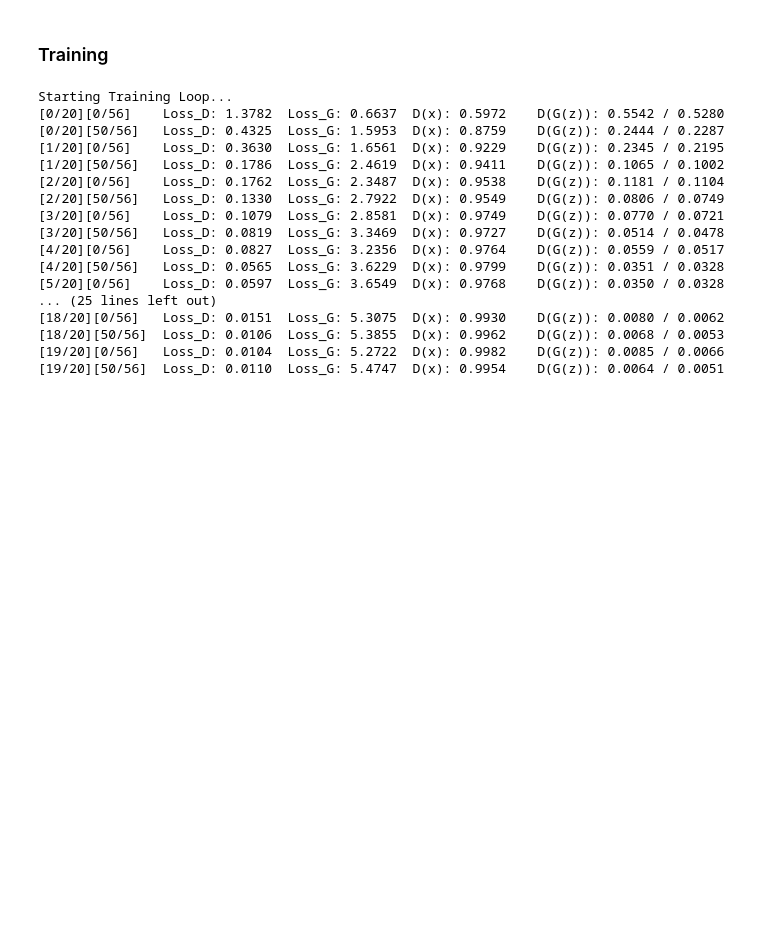
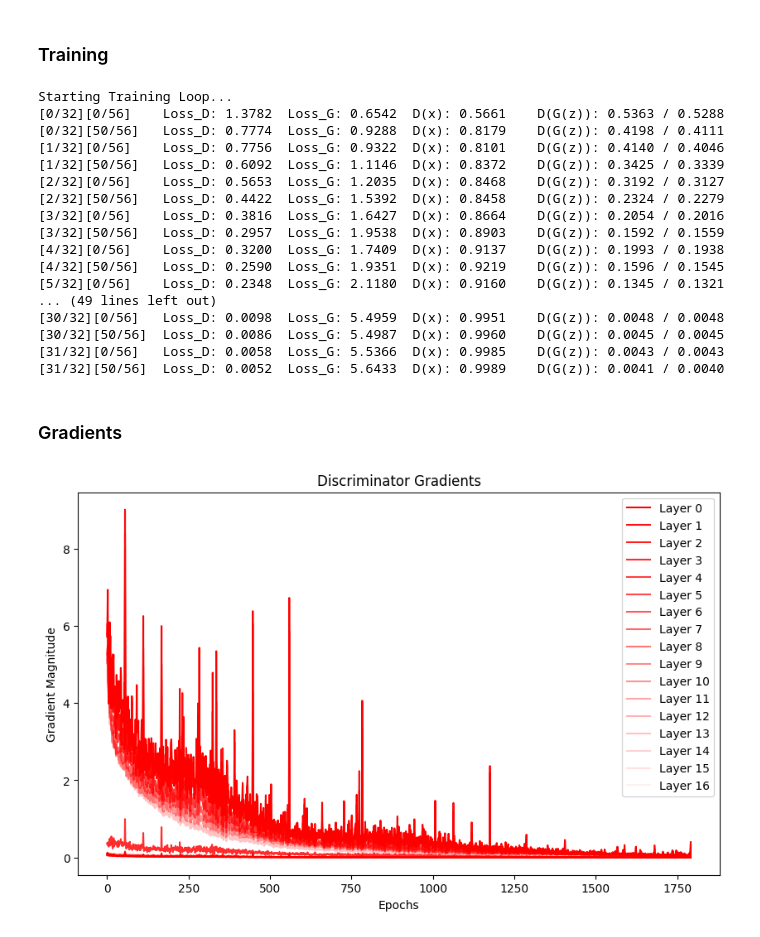
Before and after one commit to the-tarin/gw-generative-models, a Jupyter notebook: generated-data/gw-gans.ipynb, the cells around one changed output. Saved outputs shown, nothing was run; the diff lists cells and outputs as text; code cells hidden in the pictures; blank space fills up the shorter version.

```diff
--- a/generated-data/gw-gans.ipynb
+++ b/generated-data/gw-gans.ipynb
@@ -302,6 +303,9 @@ optimizerG = optim.Adam(netG.parameters(), lr=lr, betas=(beta1, 0.999))
 signal_list = []
 G_losses = []
 D_losses = []
+gradient_magnitudes = []  # Add this list to store gradient magnitudes
+D_gradients = []
+G_gradients = []
 iters = 0
 
 print("Starting Training Loop...")
@@ -349,6 +353,8 @@ for epoch in range(num_epochs):
         errD = errD_real + errD_fake
         # Update D
         optimizerD.step()
+        # Calculate gradients of discriminator parameters
+        D_gradients.append([param.grad.norm().item() for param in netD.parameters()])
 
         ############################
         # (2) Update G network: maximize log(D(G(z)))
@@ -364,6 +370,8 @@ for epoch in range(num_epochs):
         D_G_z2 = output.mean().item()
         # Update G
         optimizerG.step()
+        # Calculate gradients of generator parameters
+        G_gradients.append([param.grad.norm().item() for param in netG.parameters()])
 
         # Output training stats
         if i % 50 == 0:
@@ -375,33 +383,46 @@ for epoch in range(num_epochs):
         G_losses.append(errG.item())
         D_losses.append(errD.item())
 
-        # if (iters % 500 == 0) or ((epoch == num_epochs - 1) and (i == len(dataloader) - 1)):
-        #     with torch.no_grad():
-        #         fake_signals = netG(fixed_noise).detach().cpu()
-
-        #     signal_list.append(fake_signals)
-
         iters += 1
-
     with torch.no_grad():
         fake_signals = netG(fixed_noise).detach().cpu()
 
     signal_list.append(fake_signals)
 # %% [output]
 Starting Training Loop...
-[0/20][0/56]    Loss_D: 1.3782  Loss_G: 0.6637  D(x): 0.5972    D(G(z)): 0.5542 / 0.5280
-[0/20][50/56]   Loss_D: 0.4325  Loss_G: 1.5953  D(x): 0.8759    D(G(z)): 0.2444 / 0.2287
-[1/20][0/56]    Loss_D: 0.3630  Loss_G: 1.6561  D(x): 0.9229    D(G(z)): 0.2345 / 0.2195
-[1/20][50/56]   Loss_D: 0.1786  Loss_G: 2.4619  D(x): 0.9411    D(G(z)): 0.1065 / 0.1002
-[2/20][0/56]    Loss_D: 0.1762  Loss_G: 2.3487  D(x): 0.9538    D(G(z)): 0.1181 / 0.1104
-[2/20][50/56]   Loss_D: 0.1330  Loss_G: 2.7922  D(x): 0.9549    D(G(z)): 0.0806 / 0.0749
-[3/20][0/56]    Loss_D: 0.1079  Loss_G: 2.8581  D(x): 0.9749    D(G(z)): 0.0770 / 0.0721
-[3/20][50/56]   Loss_D: 0.0819  Loss_G: 3.3469  D(x): 0.9727    D(G(z)): 0.0514 / 0.0478
-[4/20][0/56]    Loss_D: 0.0827  Loss_G: 3.2356  D(x): 0.9764    D(G(z)): 0.0559 / 0.0517
-[4/20][50/56]   Loss_D: 0.0565  Loss_G: 3.6229  D(x): 0.9799    D(G(z)): 0.0351 / 0.0328
-[5/20][0/56]    Loss_D: 0.0597  Loss_G: 3.6549  D(x): 0.9768    D(G(z)): 0.0350 / 0.0328
-... (25 lines left out)
-[18/20][0/56]   Loss_D: 0.0151  Loss_G: 5.3075  D(x): 0.9930    D(G(z)): 0.0080 / 0.0062
-[18/20][50/56]  Loss_D: 0.0106  Loss_G: 5.3855  D(x): 0.9962    D(G(z)): 0.0068 / 0.0053
-[19/20][0/56]   Loss_D: 0.0104  Loss_G: 5.2722  D(x): 0.9982    D(G(z)): 0.0085 / 0.0066
-[19/20][50/56]  Loss_D: 0.0110  Loss_G: 5.4747  D(x): 0.9954    D(G(z)): 0.0064 / 0.0051
+[0/32][0/56]    Loss_D: 1.3782  Loss_G: 0.6542  D(x): 0.5661    D(G(z)): 0.5363 / 0.5288
+[0/32][50/56]   Loss_D: 0.7774  Loss_G: 0.9288  D(x): 0.8179    D(G(z)): 0.4198 / 0.4111
+[1/32][0/56]    Loss_D: 0.7756  Loss_G: 0.9322  D(x): 0.8101    D(G(z)): 0.4140 / 0.4046
+[1/32][50/56]   Loss_D: 0.6092  Loss_G: 1.1146  D(x): 0.8372    D(G(z)): 0.3425 / 0.3339
+[2/32][0/56]    Loss_D: 0.5653  Loss_G: 1.2035  D(x): 0.8468    D(G(z)): 0.3192 / 0.3127
+[2/32][50/56]   Loss_D: 0.4422  Loss_G: 1.5392  D(x): 0.8458    D(G(z)): 0.2324 / 0.2279
+[3/32][0/56]    Loss_D: 0.3816  Loss_G: 1.6427  D(x): 0.8664    D(G(z)): 0.2054 / 0.2016
+[3/32][50/56]   Loss_D: 0.2957  Loss_G: 1.9538  D(x): 0.8903    D(G(z)): 0.1592 / 0.1559
+[4/32][0/56]    Loss_D: 0.3200  Loss_G: 1.7409  D(x): 0.9137    D(G(z)): 0.1993 / 0.1938
+[4/32][50/56]   Loss_D: 0.2590  Loss_G: 1.9351  D(x): 0.9219    D(G(z)): 0.1596 / 0.1545
+[5/32][0/56]    Loss_D: 0.2348  Loss_G: 2.1180  D(x): 0.9160    D(G(z)): 0.1345 / 0.1321
+... (49 lines left out)
+[30/32][0/56]   Loss_D: 0.0098  Loss_G: 5.4959  D(x): 0.9951    D(G(z)): 0.0048 / 0.0048
+[30/32][50/56]  Loss_D: 0.0086  Loss_G: 5.4987  D(x): 0.9960    D(G(z)): 0.0045 / 0.0045
+[31/32][0/56]   Loss_D: 0.0058  Loss_G: 5.5366  D(x): 0.9985    D(G(z)): 0.0043 / 0.0043
+[31/32][50/56]  Loss_D: 0.0052  Loss_G: 5.6433  D(x): 0.9989    D(G(z)): 0.0041 / 0.0040
+# %% [markdown]
+### Gradients
+# %%
+# Get the total number of layers in the discriminator
+num_layers = D_gradients.shape[1]
+
+# Plot the gradients over training epochs
+plt.figure(figsize=(10, 6))
+for i in range(num_layers):
+    # Calculate alpha value based on layer index
+    alpha = 1 - (i / num_layers)  # Higher layers are more transparent
+    plt.plot(D_gradients[:, i], label=f'Layer {i}', alpha=alpha, color=(1, 0, 0, alpha))
+
+plt.xlabel('Epochs')
+plt.ylabel('Gradient Magnitude')
+plt.title('Discriminator Gradients')
+plt.legend()
+plt.show()
+# %% [output]
+[figure, added]
```
Also changed, not shown: parts of 9 cells of this notebook.
